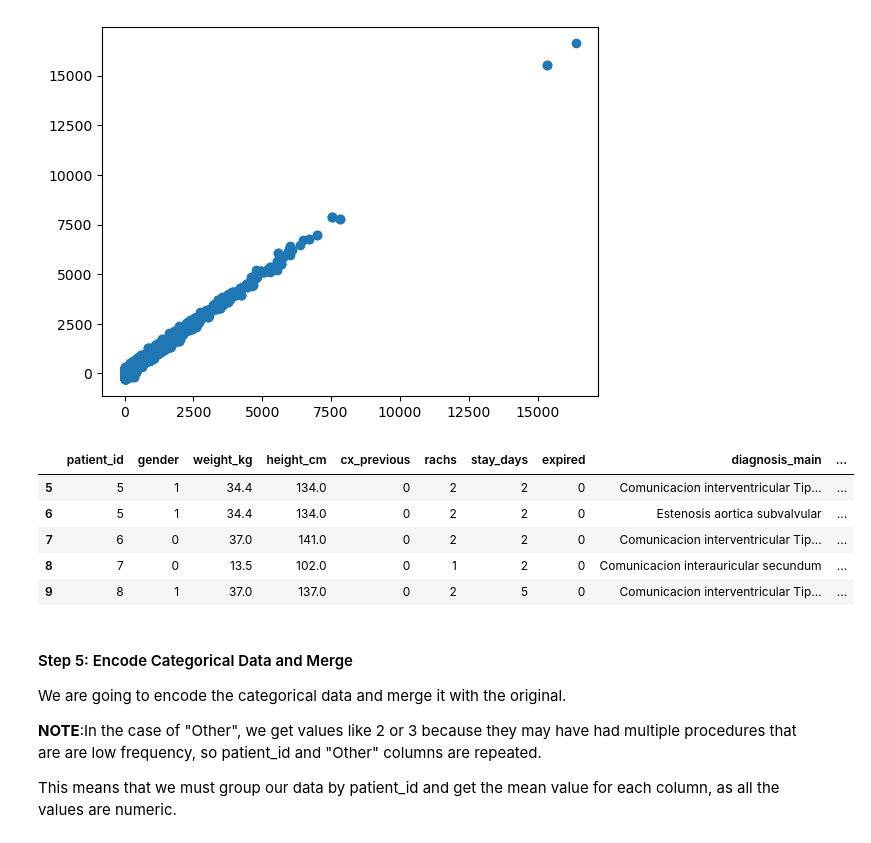
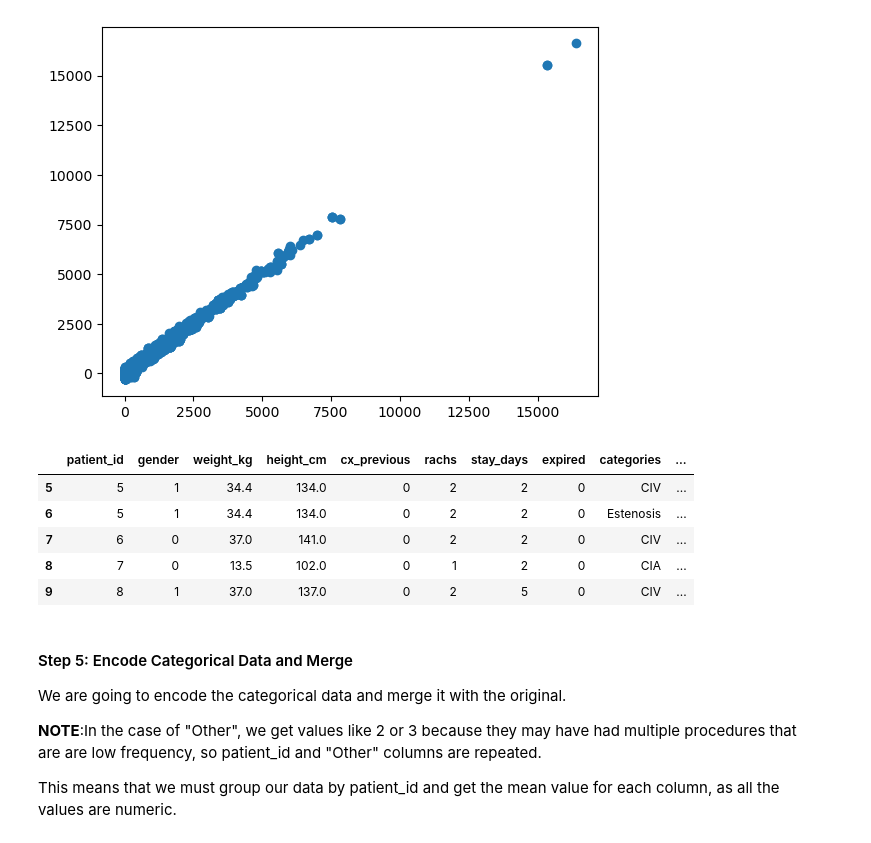
Before and after one commit to DanielaSotoSainz/final_project, a Jupyter notebook: machine_learning/ml_diagnosis_main.ipynb, the cells around one changed output. Saved outputs shown, nothing was run; the diff lists cells and outputs as text; code cells hidden in the pictures.

```diff
--- a/machine_learning/ml_diagnosis_main.ipynb
+++ b/machine_learning/ml_diagnosis_main.ipynb
@@ -18,6 +18,6 @@ from sklearn.model_selection import train_test_split
 # %%
 # load
 patient_df = pd.read_csv("../database/clean2/db_patient.csv")
-diagnosis_per_patient_df = pd.read_csv("../database/clean2/db_patient_diagnosis_main.csv")
-patient_df.count()
+diagnosis_per_patient_df = pd.read_csv("../database/clean3/other_final_main_diag.csv")
+diagnosis_per_patient_df.count()
 # %% [output]
@@ -78,6 +71,6 @@ Index(['patient_id', 'gender', 'age_days', 'weight_kg', 'height_cm',
 
 We can play with the QUANTILE variable to find a good signal to noise ratio (assuming that the low frequency values can add noise to the model). This is only so we can get an idea of how much data is binned in the next step.
 # %%
-QUANTILE = 0.85
-low, high = kardiasclean.perform_frequency_split_quantile(df['diagnosis_main'], QUANTILE)
-print(kardiasclean.evaluate_distribution(high, low))
+# QUANTILE = 0.85
+# low, high = kardiasclean.perform_frequency_split_quantile(df['categories'], QUANTILE)
+# print(kardiasclean.evaluate_distribution(high, low))
@@ -137,16 +115,15 @@ df[0:5][['age_days', 'date_delta']]
 [figure]
 # %%
 # Drop unnecessary dates / ages
-df = df.drop(columns=["date_birth", "date_procedure", 'age_days'])
-df.to_csv("../database/patient_no_dates.csv", index = False)
+df = df.drop(columns=["date_birth", "date_procedure", 'age_days', "diagnosis_main"])
 df[5:10]
 # %% [output]
-|  | patient_id | gender | weight_kg | height_cm | cx_previous | rachs | stay_days | expired | diagnosis_main | ... |
-| 5 | 5 | 1 | 34.4 | 134.0 | 0 | 2 | 2 | 0 | Comunicacion interventricular Tip... | ... |
-| 6 | 5 | 1 | 34.4 | 134.0 | 0 | 2 | 2 | 0 | Estenosis aortica subvalvular | ... |
-| 7 | 6 | 0 | 37.0 | 141.0 | 0 | 2 | 2 | 0 | Comunicacion interventricular Tip... | ... |
-| 8 | 7 | 0 | 13.5 | 102.0 | 0 | 1 | 2 | 0 | Comunicacion interauricular secundum | ... |
-| 9 | 8 | 1 | 37.0 | 137.0 | 0 | 2 | 5 | 0 | Comunicacion interventricular Tip... | ... |
+|  | patient_id | gender | weight_kg | height_cm | cx_previous | rachs | stay_days | expired | categories | ... |
+| 5 | 5 | 1 | 34.4 | 134.0 | 0 | 2 | 2 | 0 | CIV | ... |
+| 6 | 5 | 1 | 34.4 | 134.0 | 0 | 2 | 2 | 0 | Estenosis | ... |
+| 7 | 6 | 0 | 37.0 | 141.0 | 0 | 2 | 2 | 0 | CIV | ... |
+| 8 | 7 | 0 | 13.5 | 102.0 | 0 | 1 | 2 | 0 | CIA | ... |
+| 9 | 8 | 1 | 37.0 | 137.0 | 0 | 2 | 5 | 0 | CIV | ... |
 # %% [markdown]
 #### Step 5: Encode Categorical Data and Merge
 
```
Also changed, not shown: parts of 16 cells of this notebook.
